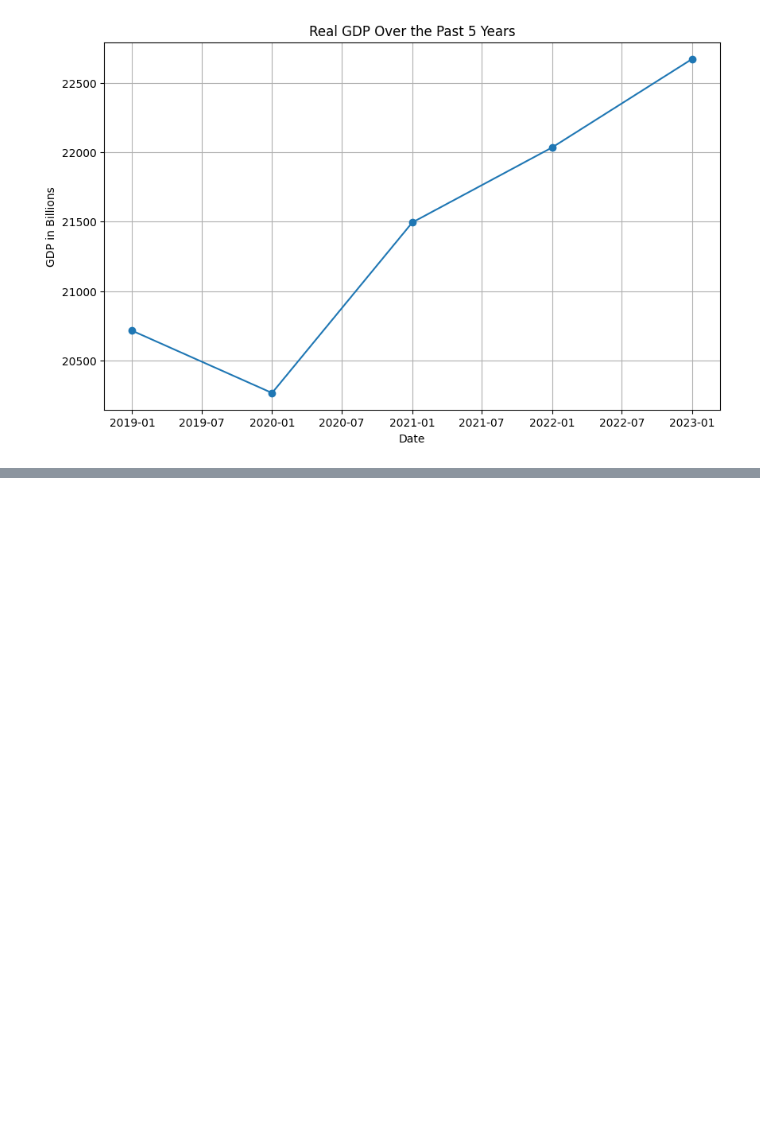
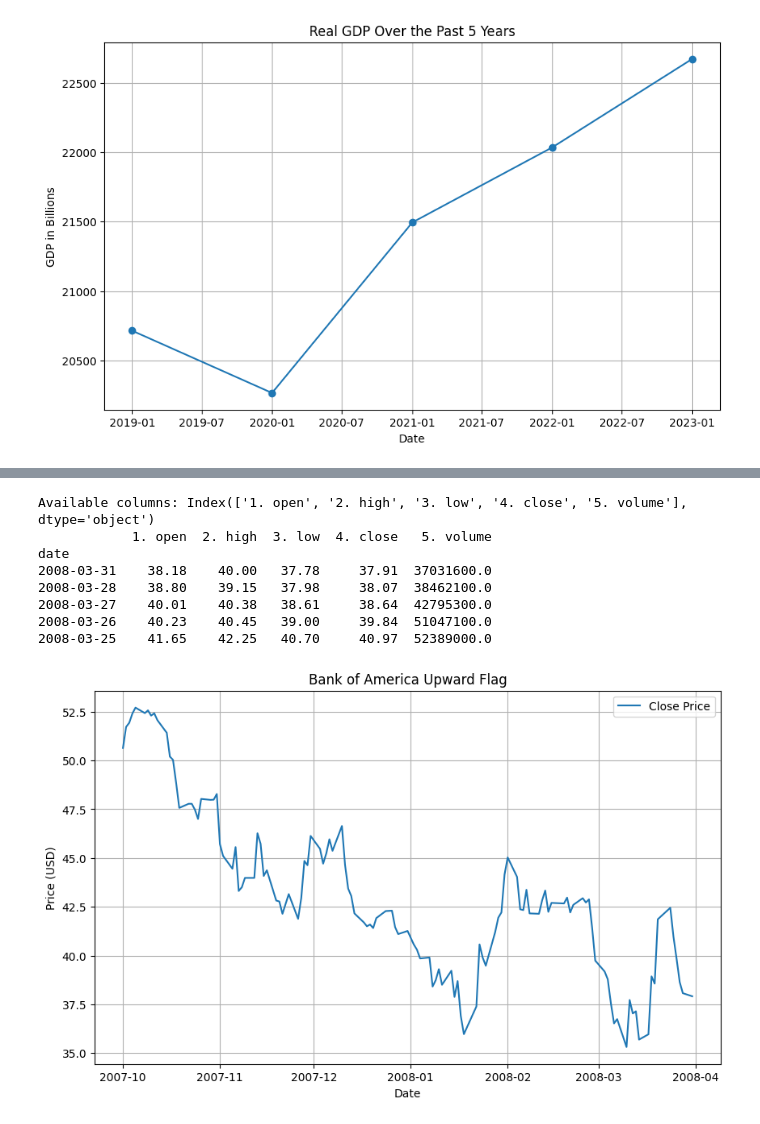
Before and after one commit to kaylah176/ML_Project1, a Jupyter notebook: ML_Project_1.ipynb, the cells around one changed output, grey strips where cells are left out. Saved outputs shown, nothing was run; the diff lists cells and outputs as text; code cells hidden in the pictures; blank space fills up the shorter version.

```diff
--- a/ML_Project_1.ipynb
+++ b/ML_Project_1.ipynb
@@ -359,0 +406,46 @@ plt.show()
+# %%
+from datetime import datetime, timedelta
+# Initialize the TimeSeries object with your API key
+ts = TimeSeries(api_key, output_format='pandas')
+
+# Retrieve the daily time series data for LEH (Lehman Brothers)
+data, meta_data = ts.get_daily(symbol='BAC', outputsize='full')
+
+# Print column names to inspect them
+print("Available columns:", data.columns)
+
+# Convert the index to datetime for filtering
+data.index = pd.to_datetime(data.index)
+
+# Define the date range for 2007-2008
+start_date = '2007-10-01'
+end_date = '2008-03-31'
+
+# Filter the data for the time period between 2007 and 2008
+filtered_data = data[(data.index >= start_date) & (data.index <= end_date)]
+
+# Inspect the first few rows of the filtered data
+print(filtered_data.head())
+
+# Export as a csv file
+data.to_csv('BAC_flag_data.csv', index=True)
+
+# Plot the 'close' price for the filtered data
+plt.figure(figsize=(10, 6))
+plt.plot(filtered_data.index, filtered_data['4. close'], label='Close Price')
+plt.title('Bank of America Upward Flag')
+plt.xlabel('Date')
+plt.ylabel('Price (USD)')
+plt.grid(True)
+plt.legend()
+plt.show()
+# %% [output]
+Available columns: Index(['1. open', '2. high', '3. low', '4. close', '5. volume'], dtype='object')
+            1. open  2. high  3. low  4. close   5. volume
+date
+2008-03-31    38.18    40.00   37.78     37.91  37031600.0
+2008-03-28    38.80    39.15   37.98     38.07  38462100.0
+2008-03-27    40.01    40.38   38.61     38.64  42795300.0
+2008-03-26    40.23    40.45   39.00     39.84  51047100.0
+2008-03-25    41.65    42.25   40.70     40.97  52389000.0
+[figure, added]
```
Also changed, not shown: parts of 17 cells of this notebook.
